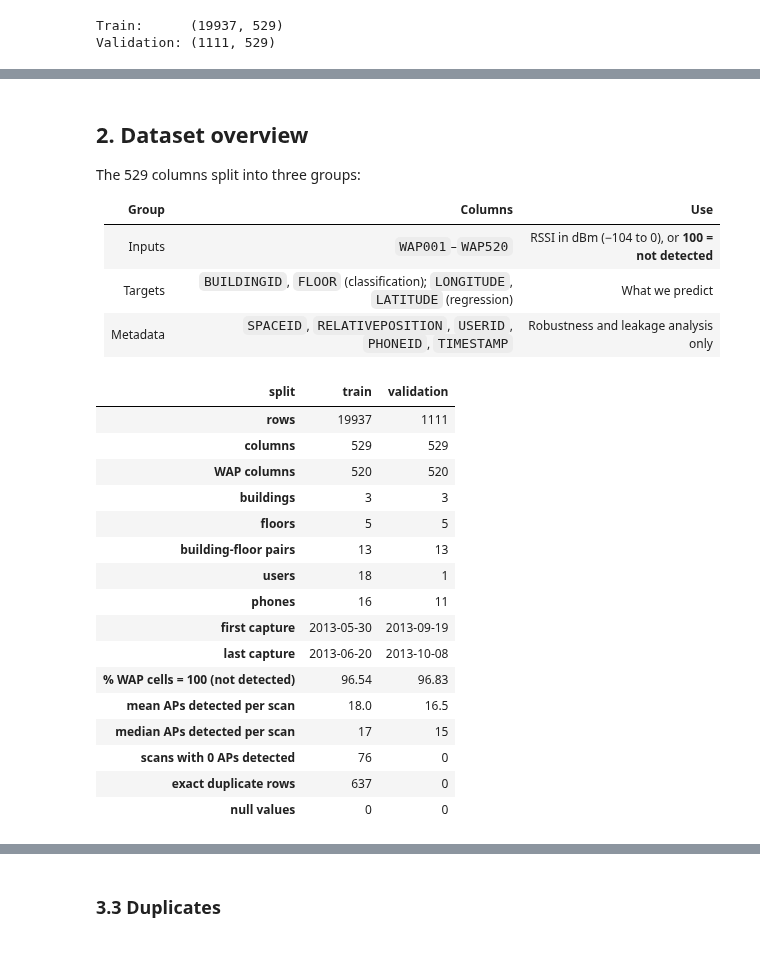
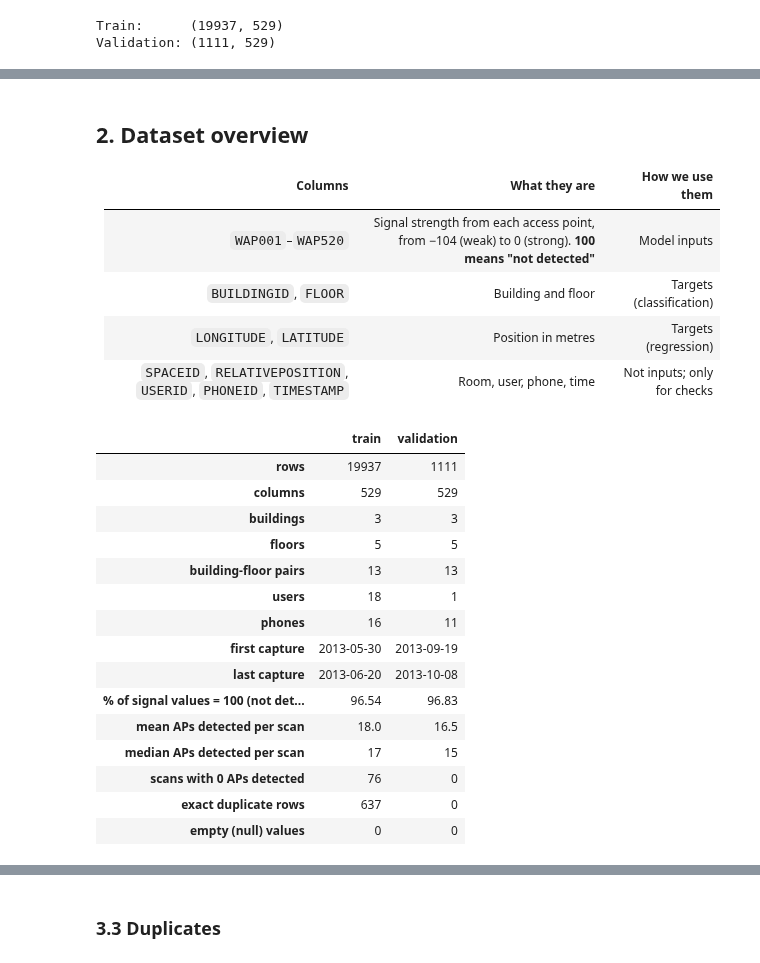
Before and after one commit to Hashicy/indoor-wifi-positioning, a Jupyter notebook: notebooks/01_dataset_eda.ipynb, the cells around one changed output, grey strips where cells are left out. Drawn from its saved outputs; the diff is of its cells as text; code cells hidden in the pictures.

Commit message:
Added EDA Summary

```diff
--- a/notebooks/01_dataset_eda.ipynb
+++ b/notebooks/01_dataset_eda.ipynb
@@ -53,8 +44,9 @@ pd.set_option("display.width", 120)
 train = load_train()
 val = load_validation()
 
-X_tr, y_tr, meta_tr = split_columns(train)
-X_va, y_va, meta_va = split_columns(val)
+# the 520 Wi-Fi signal columns
+X_tr = train[WAP_COLS]
+X_va = val[WAP_COLS]
 
 print("Train:     ", train.shape)
 print("Validation:", val.shape)
@@ -74,50 +67,45 @@ train[TARGET_COLS + META_COLS].head()
 # %% [markdown]
 ## 2. Dataset overview
 
-The 529 columns split into three groups:
-
-| Group | Columns | Use |
+| Columns | What they are | How we use them |
 |---|---|---|
-| Inputs | `WAP001`–`WAP520` | RSSI in dBm (−104 to 0), or **100 = not detected** |
-| Targets | `BUILDINGID`, `FLOOR` (classification); `LONGITUDE`, `LATITUDE` (regression) | What we predict |
-| Metadata | `SPACEID`, `RELATIVEPOSITION`, `USERID`, `PHONEID`, `TIMESTAMP` | Robustness and leakage analysis only |
+| `WAP001`–`WAP520` | Signal strength from each access point, from −104 (weak) to 0 (strong). **100 means "not detected"** | Model inputs |
+| `BUILDINGID`, `FLOOR` | Building and floor | Targets (classification) |
+| `LONGITUDE`, `LATITUDE` | Position in metres | Targets (regression) |
+| `SPACEID`, `RELATIVEPOSITION`, `USERID`, `PHONEID`, `TIMESTAMP` | Room, user, phone, time | Not inputs; only for checks |
 # %%
-def n_detected(X):
-    """Number of access points actually detected in each scan."""
-    return (X != MISSING_RSSI).sum(axis=1)
+# number of access points detected in each scan (100 = not detected)
+aps_tr = (X_tr != 100).sum(axis=1)
+aps_va = (X_va != 100).sum(axis=1)
 
-def summarise(df, X, name):
-    det = n_detected(X)
-    ts = pd.to_datetime(df["TIMESTAMP"], unit="s")
-    return {
-        "split": name,
+rows = []
+for df, X, aps in [(train, X_tr, aps_tr), (val, X_va, aps_va)]:
+    dates = pd.to_datetime(df["TIMESTAMP"], unit="s")
+    rows.append({
         "rows": len(df),
         "columns": df.shape[1],
-        "WAP columns": len(WAP_COLS),
         "buildings": df["BUILDINGID"].nunique(),
         "floors": df["FLOOR"].nunique(),
-        "building-floor pairs": df.groupby(["BUILDINGID", "FLOOR"]).ngroups,
+        "building-floor pairs": len(df.groupby(["BUILDINGID", "FLOOR"])),
         "users": df["USERID"].nunique(),
         "phones": df["PHONEID"].nunique(),
-        "first capture": ts.min().date(),
-        "last capture": ts.max().date(),
-        "% WAP cells = 100 (not detected)": round(100 * (X == MISSING_RSSI).values.mean(), 2),
-        "mean APs detected per scan": round(det.mean(), 1),
-        "median APs detected per scan": int(det.median()),
-        "scans with 0 APs detected": int((det == 0).sum()),
+        "first capture": dates.min().date(),
+        "last capture": dates.max().date(),
+        "% of signal values = 100 (not detected)": round((X == 100).values.mean() * 100, 2),
+        "mean APs detected per scan": round(aps.mean(), 1),
+        "median APs detected per scan": int(aps.median()),
+        "scans with 0 APs detected": int((aps == 0).sum()),
         "exact duplicate rows": int(df.duplicated().sum()),
-        "null values": int(df.isna().sum().sum()),
-    }
+        "empty (null) values": int(df.isna().sum().sum()),
+    })
 
-summary = pd.DataFrame([summarise(train, X_tr, "train"),
-                        summarise(val, X_va, "validation")]).set_index("split").T
-summary.to_csv(METRICS_DIR / "eda_dataset_summary.csv")
+summary = pd.DataFrame(rows, index=["train", "validation"]).T
+summary.to_csv(METRICS + "eda_dataset_summary.csv")
 summary
 # %% [output]
-| split | train | validation |
+|  | train | validation |
 | rows | 19937 | 1111 |
 | columns | 529 | 529 |
-| WAP columns | 520 | 520 |
 | buildings | 3 | 3 |
 | floors | 5 | 5 |
 | building-floor pairs | 13 | 13 |
@@ -125,9 +113,9 @@ summary
 | phones | 16 | 11 |
 | first capture | 2013-05-30 | 2013-09-19 |
 | last capture | 2013-06-20 | 2013-10-08 |
-| % WAP cells = 100 (not detected) | 96.54 | 96.83 |
+| % of signal values = 100 (not det... | 96.54 | 96.83 |
 | mean APs detected per scan | 18.0 | 16.5 |
 | median APs detected per scan | 17 | 15 |
 | scans with 0 APs detected | 76 | 0 |
 | exact duplicate rows | 637 | 0 |
-| null values | 0 | 0 |
+| empty (null) values | 0 | 0 |
```
Also changed, not shown: parts of 151 cells of this notebook, 18 other files.
